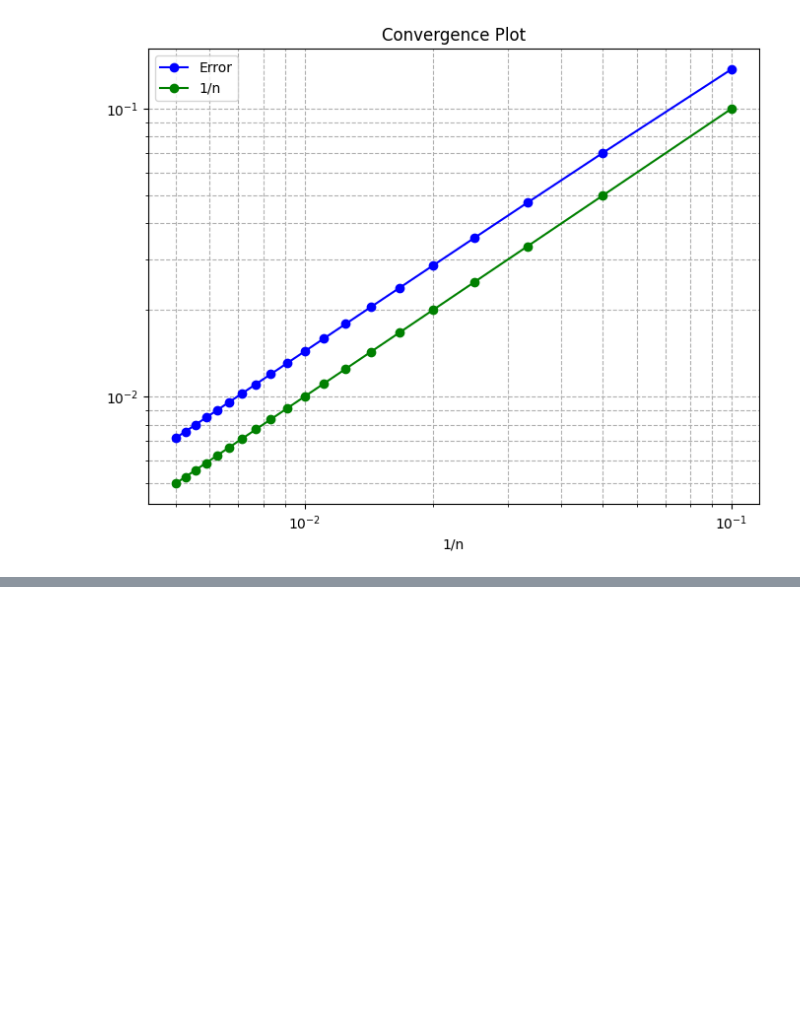
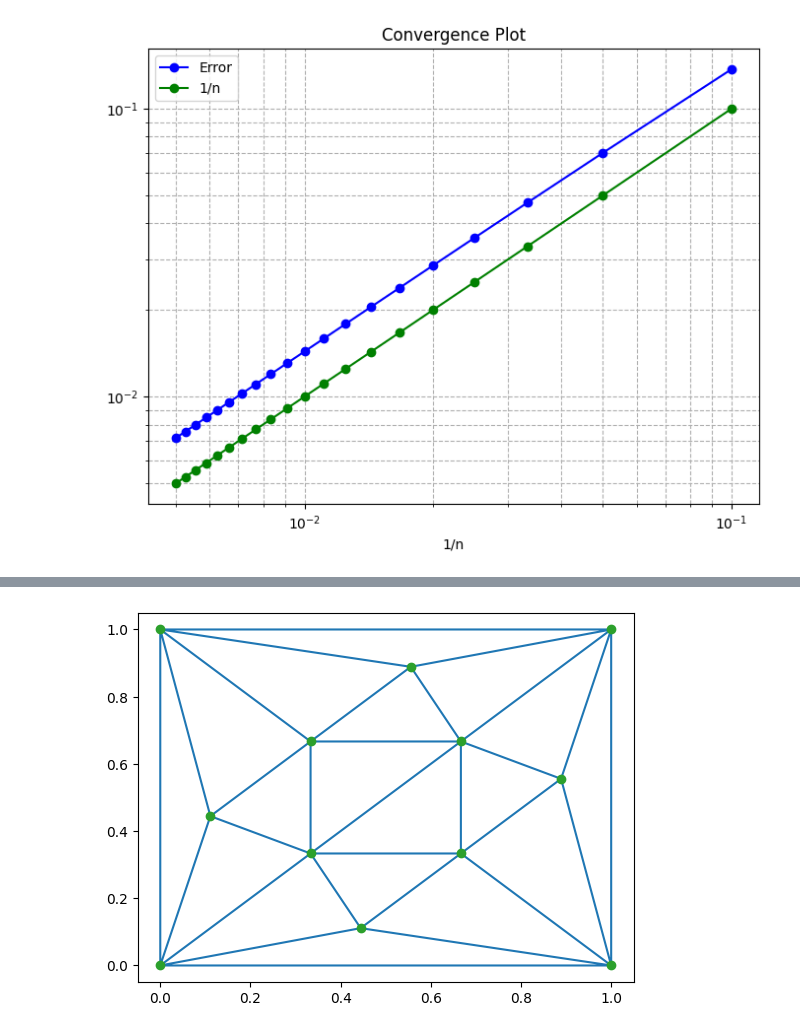
Before and after one commit to biondo999/napde_project, a Jupyter notebook: mesh_building/my_triangular_mesh.ipynb, the cells around one changed output, grey strips where cells are left out. Drawn from its saved outputs; the diff is of its cells as text; code cells hidden in the pictures; blank space fills up the shorter version.

```diff
--- a/mesh_building/my_triangular_mesh.ipynb
+++ b/mesh_building/my_triangular_mesh.ipynb
@@ -585,0 +689,32 @@ plt.show()
+# %%
+from scipy.spatial import Delaunay
+import matplotlib.pyplot as plt
+import numpy as np
+
+def refine_square_mesh(square_vertices, num_subdivisions):
+    # Perform initial Delaunay triangulation
+    triangulation = Delaunay(square_vertices)
+
+    # Refinement: Add additional points inside triangles (for example, barycenter)
+    refined_points = square_vertices.copy()
+    for _ in range(num_subdivisions):
+        refined_points = np.vstack([refined_points, np.mean(refined_points[triangulation.simplices], axis=1)])
+        triangulation = Delaunay(refined_points)
+
+    return triangulation, refined_points
+
+# Define the vertices of the square domain
+square_vertices = np.array([[0, 0], [1, 0], [1, 1], [0, 1]])
+
+# Number of subdivisions (refinements) to perform
+num_subdivisions = 2
+
+# Refine the square mesh automatically
+triangulation, refined_points = refine_square_mesh(square_vertices, num_subdivisions)
+
+# Plot the refined triangular mesh
+plt.triplot(refined_points[:, 0], refined_points[:, 1], triangulation.simplices.copy())
+plt.plot(refined_points[:, 0], refined_points[:, 1], 'o')
+plt.show()
+# %% [output]
+[figure, added]
```
Also changed, not shown: parts of 21 cells of this notebook, 3 other files.
